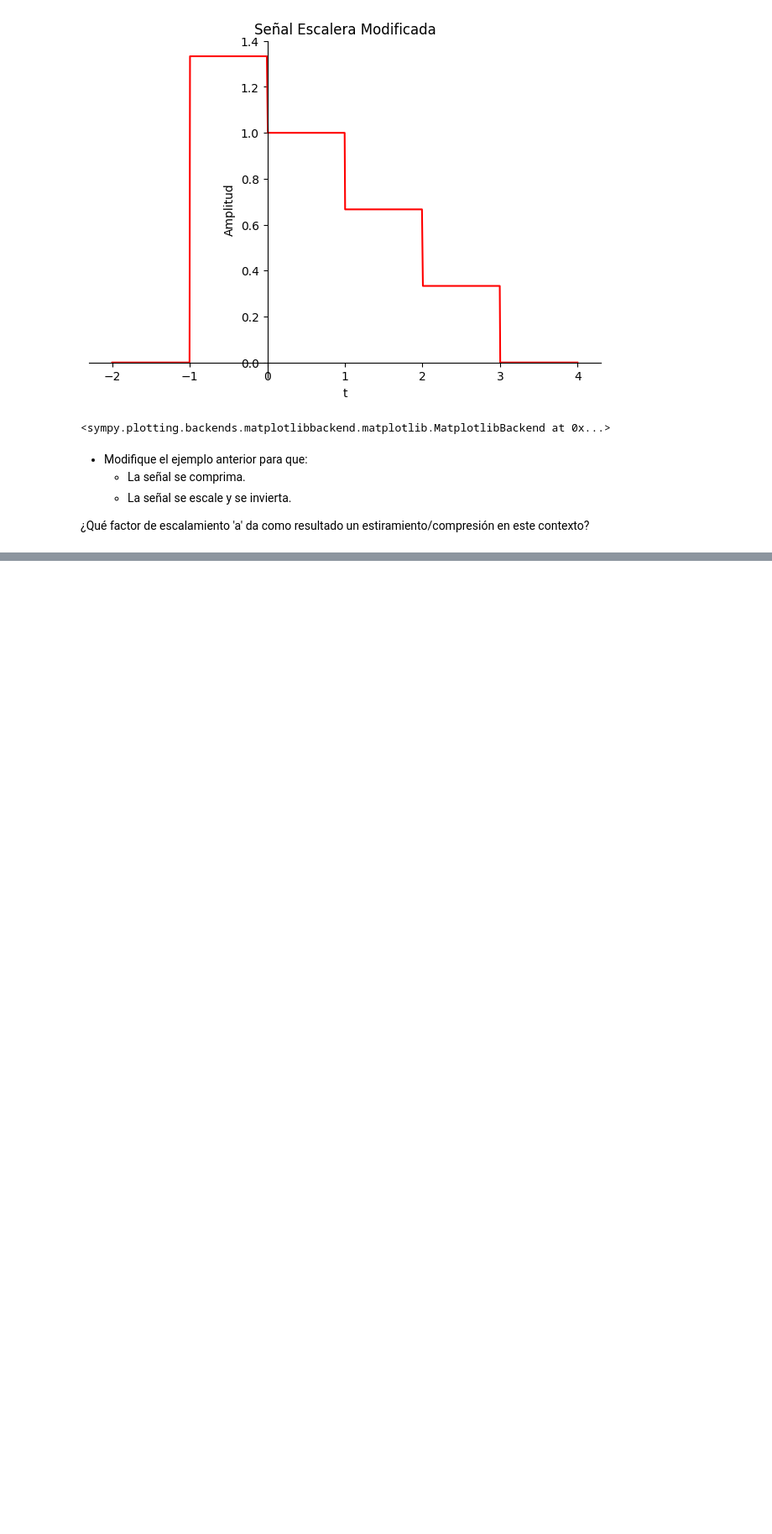
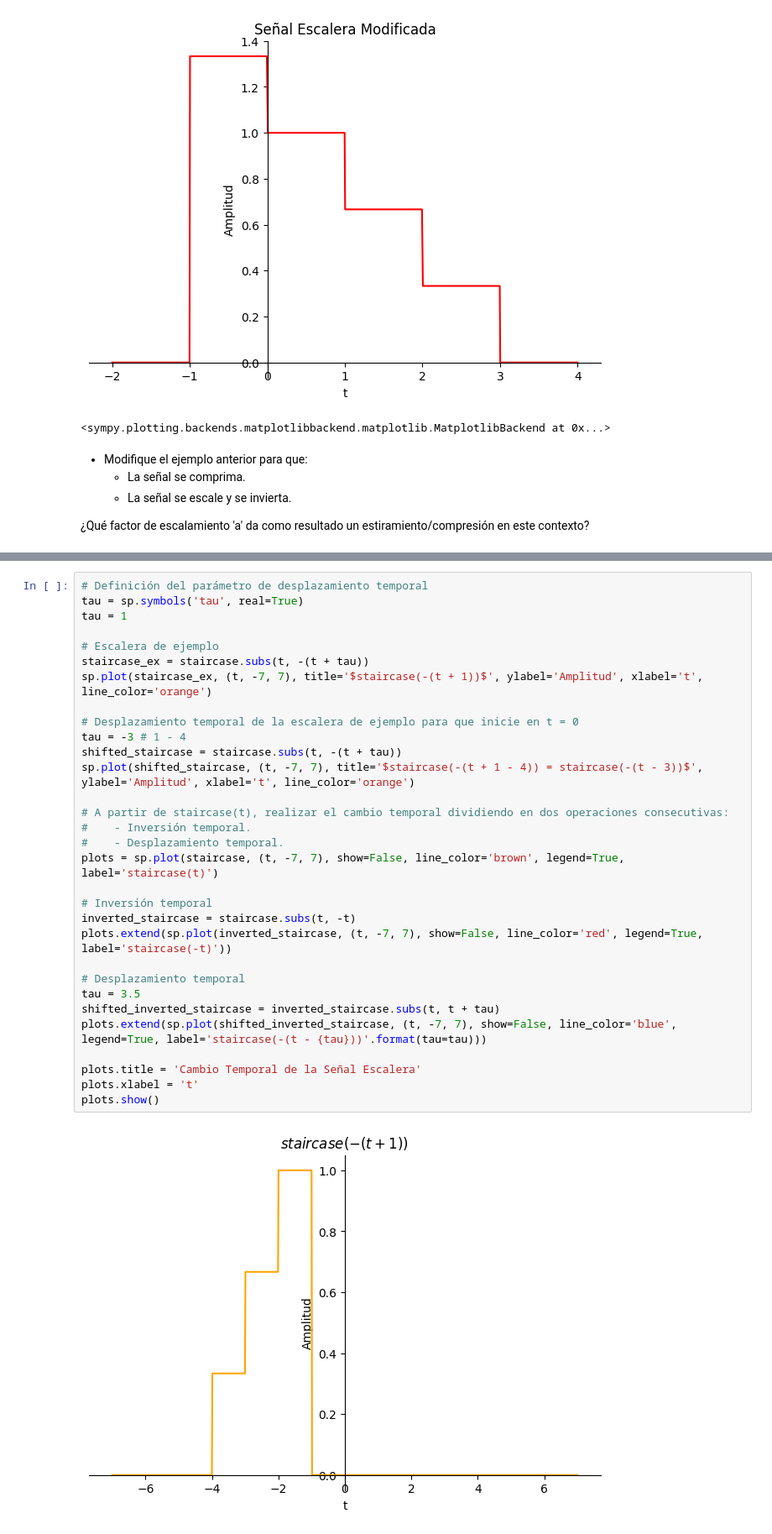
Before and after one commit to AlmondSund/SyS_2025_2, a Jupyter notebook: Taller1_SyS.ipynb, the cells around one changed output, grey strips where cells are left out. Shown at 84% size. Cells and saved outputs as stored; diff of their text form; blank space fills up the shorter version.

```diff
--- a/Taller1_SyS.ipynb
+++ b/Taller1_SyS.ipynb
@@ -569,0 +586,33 @@ plt_staircases.show()
+# %%
+# Definición del parámetro de desplazamiento temporal
+tau = sp.symbols('tau', real=True)
+tau = 1
+
+# Escalera de ejemplo
+staircase_ex = staircase.subs(t, -(t + tau))
+sp.plot(staircase_ex, (t, -7, 7), title='$staircase(-(t + 1))$', ylabel='Amplitud', xlabel='t', line_color='orange')
+
+# Desplazamiento temporal de la escalera de ejemplo para que inicie en t = 0
+tau = -3 # 1 - 4
+shifted_staircase = staircase.subs(t, -(t + tau))
+sp.plot(shifted_staircase, (t, -7, 7), title='$staircase(-(t + 1 - 4)) = staircase(-(t - 3))$', ylabel='Amplitud', xlabel='t', line_color='orange')
+
+# A partir de staircase(t), realizar el cambio temporal dividiendo en dos operaciones consecutivas:
+#    - Inversión temporal.
+#    - Desplazamiento temporal.
+plots = sp.plot(staircase, (t, -7, 7), show=False, line_color='brown', legend=True, label='staircase(t)')
+
+# Inversión temporal
+inverted_staircase = staircase.subs(t, -t)
+plots.extend(sp.plot(inverted_staircase, (t, -7, 7), show=False, line_color='red', legend=True, label='staircase(-t)'))
+
+# Desplazamiento temporal
+tau = 3.5
+shifted_inverted_staircase = inverted_staircase.subs(t, t + tau)
+plots.extend(sp.plot(shifted_inverted_staircase, (t, -7, 7), show=False, line_color='blue', legend=True, label='staircase(-(t - {tau}))'.format(tau=tau)))
+
+plots.title = 'Cambio Temporal de la Señal Escalera'
+plots.xlabel = 't'
+plots.show()
+# %% [output]
+[figure, added]
```
Also changed, not shown: parts of 7 cells of this notebook.
